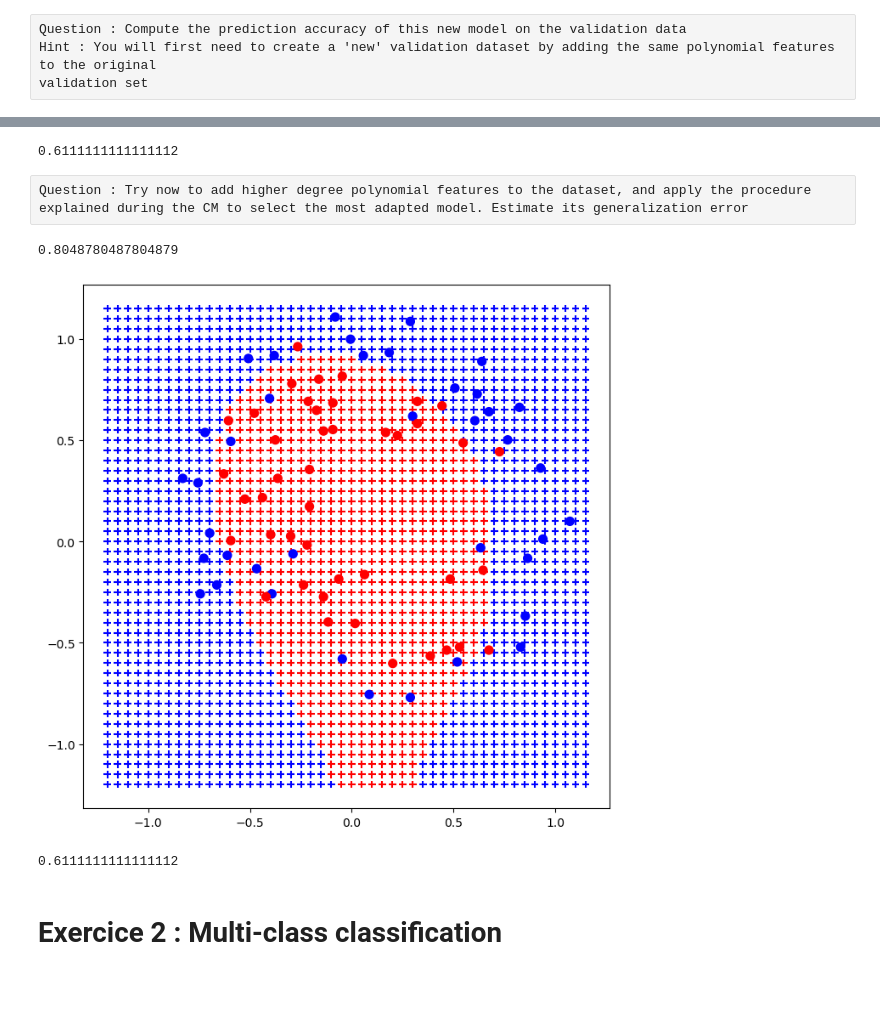
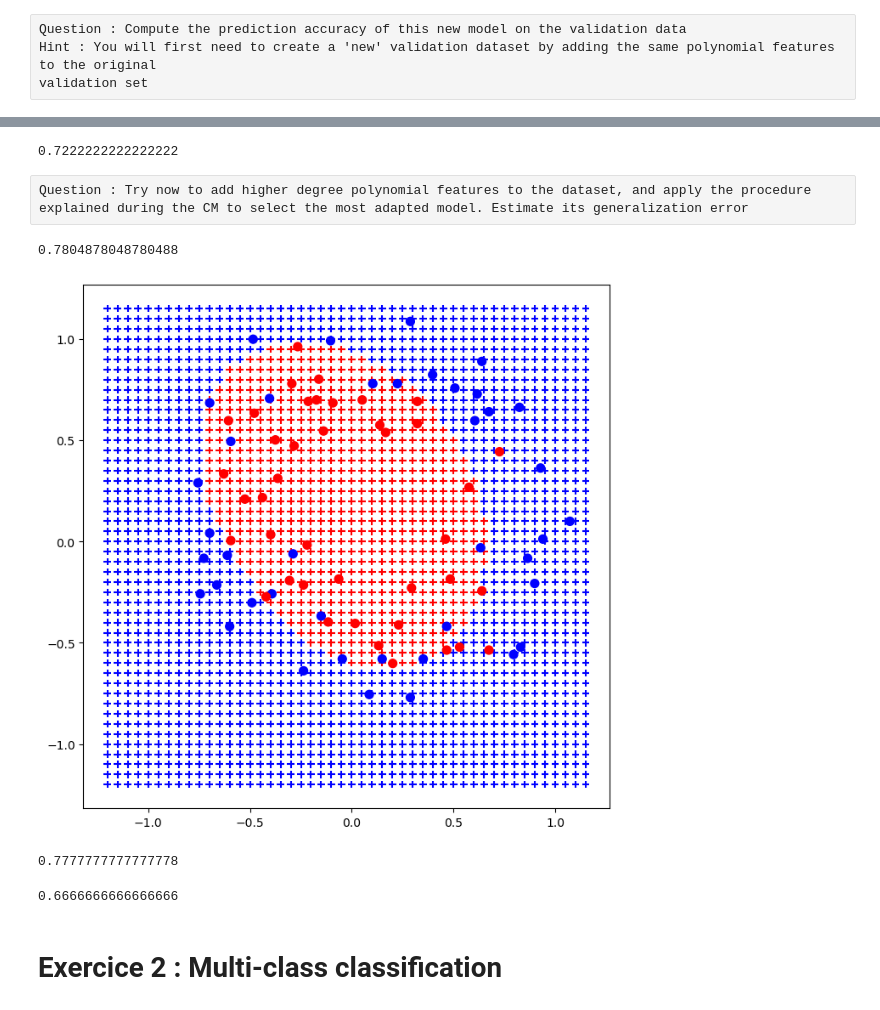
Before and after one commit to maodo/miage_fst, a Jupyter notebook: TP1/TP_Logistic_Regression_student.ipynb, the cells around one changed output, grey strips where cells are left out. Cells and saved outputs as stored; diff of their text form; code cells hidden in the pictures.

```diff
--- a/TP1/TP_Logistic_Regression_student.ipynb
+++ b/TP1/TP_Logistic_Regression_student.ipynb
@@ -301,34 +317,34 @@ X_val2 = poly.fit_transform(val_data.iloc[:,0:2]) # Here we use the 'poly' creat
 # - one with X2^2
 # - one with X1*X2
 # %%
-lr_model2.score(X_val2,y_val)
+lr_model2.score(X_val2,data_valid.Y)
 # %% [output]
-0.6111111111111112
+0.7222222222222222
 # %% [raw]
 Question : Try now to add higher degree polynomial features to the dataset, and apply the procedure explained during the CM to select the most adapted model. Estimate its generalization error
 # %%
 poly = PolynomialFeatures(degree=3)
-X_train3 = poly.fit_transform(train_data.iloc[:,0:2]) # Here we use the 'poly' created above to add polynomial
+X_train3 = poly.fit_transform(data_train.iloc[:,:-1]) # Here we use the 'poly' created above to add polynomial
 # %%
-lr_model3 = LogisticRegression().fit(X_train3, y_train)
+lr_model3 = LogisticRegression().fit(X_train3, data_train.Y)
 # %%
-lr_model3.score(X_train3,train_data.Y)
+lr_model3.score(X_train3,data_train.Y)
 # %% [output]
-0.8048780487804879
+0.7804878048780488
 # %%
-draw_boundary(lr_model3,train_data, deg=3, x_min=-1.2, x_max=1.2,y_min= -1.2,y_max= 1.2)
+draw_boundary(lr_model3,data_train, deg=3, x_min=-1.2, x_max=1.2,y_min= -1.2,y_max= 1.2)
 # %% [output]
-[figure, old version]
+[figure, new version]
 # %%
 poly = PolynomialFeatures(degree = 3) # Here we create an object that will be used to add polynomial features.
 # The degree of the features can be modified in the parameters
-X_val3 = poly.fit_transform(val_data.iloc[:,0:2]) # Here we use the 'poly' created above to add polynomial
+X_val3 = poly.fit_transform(data_valid.iloc[:,:-1]) # Here we use the 'poly' created above to add polynomial
 # features of degree 2 to the training set
 # It creates 4 new columns :
 # - one with 'ones' everywhere
 # - one with X1^2
 # - one with X2^2
 # - one with X1*X2
-lr_model3.score(X_val3,y_val)
+lr_model3.score(X_val3,data_valid.Y)
 # %% [output]
-0.6111111111111112
+0.7777777777777778
@@ -337,3 +351,16 @@ lr_model3.score(X_val3,y_val)
+# %%
+poly = PolynomialFeatures(degree = 3) # Here we create an object that will be used to add polynomial features.
+# The degree of the features can be modified in the parameters
+X_test3 = poly.fit_transform(data_test.iloc[:,:-1]) # Here we use the 'poly' created above to add polynomial
+# features of degree 2 to the training set
+# It creates 4 new columns :
+# - one with 'ones' everywhere
+# - one with X1^2
+# - one with X2^2
+# - one with X1*X2
+lr_model3.score(X_test3, data_test.Y)
+# %% [output]
+0.6666666666666666
 # %% [markdown]
 #  Exercice 2 : Multi-class classification
 # %% [raw]
```
Also changed, not shown: parts of 29 cells of this notebook.
